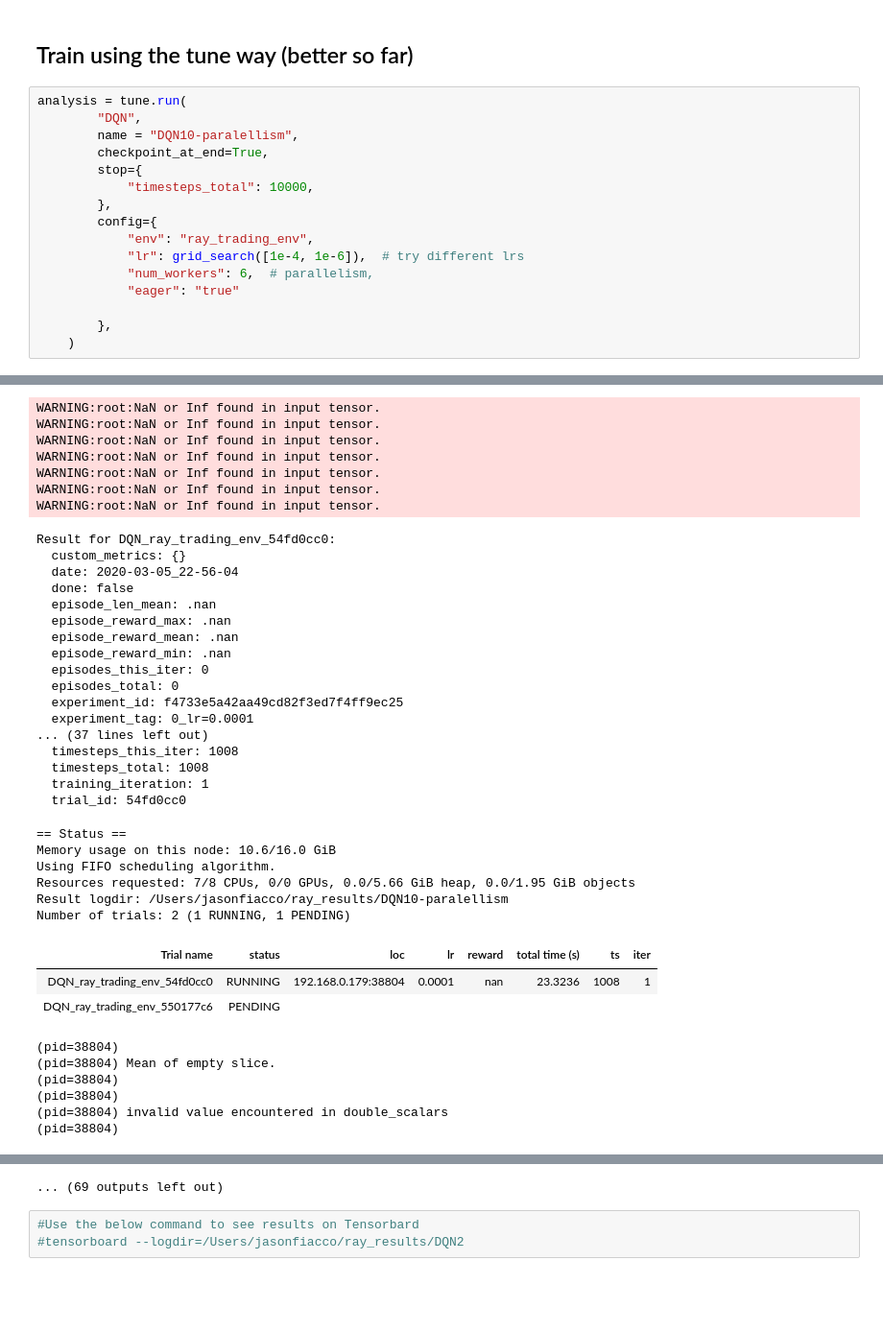
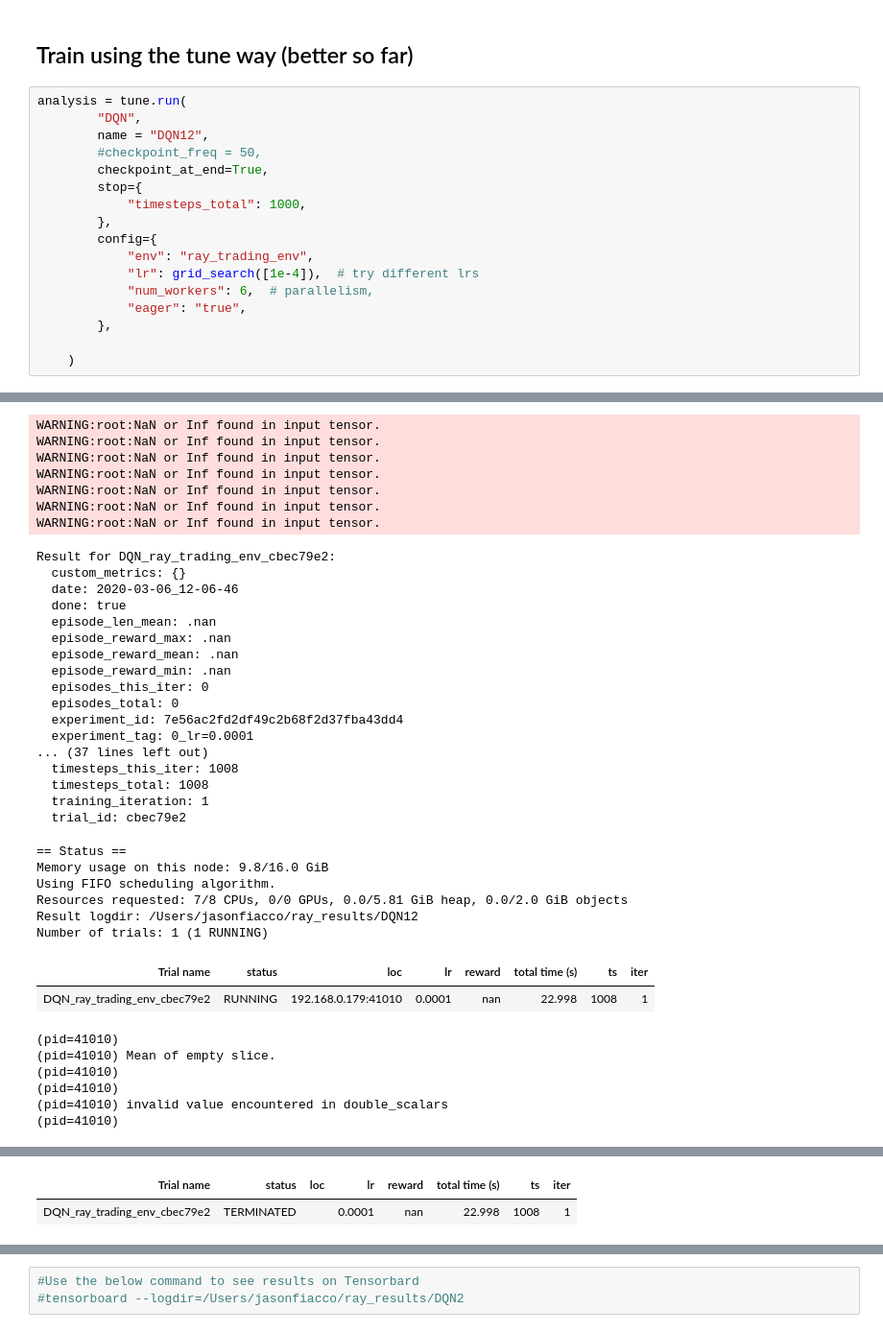
Before and after one commit to jasonfiacco/deeptrader, a Jupyter notebook: examples/predict_it_v2-Ray-attempt-v2.ipynb, the cells around one changed output, grey strips where cells are left out. Shown at 96% size. Saved outputs shown, nothing was run; the diff lists cells and outputs as text; blank space fills up the shorter version.

```diff
--- a/examples/predict_it_v2-Ray-attempt-v2.ipynb
+++ b/examples/predict_it_v2-Ray-attempt-v2.ipynb
@@ -286,18 +286,19 @@ ray.init(ignore_reinit_error=True)
 # %%
 analysis = tune.run(
         "DQN",
-        name = "DQN10-paralellism",
+        name = "DQN12",
+        #checkpoint_freq = 50,
         checkpoint_at_end=True,
         stop={
-            "timesteps_total": 10000,
+            "timesteps_total": 1000,
         },
         config={
             "env": "ray_trading_env",
-            "lr": grid_search([1e-4, 1e-6]),  # try different lrs
+            "lr": grid_search([1e-4]),  # try different lrs
             "num_workers": 6,  # parallelism,
-            "eager": "true"
+            "eager": "true",
+        },
 
-        },
     )
 # %% [output]
 == Status ==
@@ -329,39 +329,38 @@ Number of trials: 2 (1 RUNNING, 1 PENDING)
 WARNING:root:NaN or Inf found in input tensor.
 WARNING:root:NaN or Inf found in input tensor.
 WARNING:root:NaN or Inf found in input tensor.
 WARNING:root:NaN or Inf found in input tensor.
 WARNING:root:NaN or Inf found in input tensor.
 WARNING:root:NaN or Inf found in input tensor.
 WARNING:root:NaN or Inf found in input tensor.
-Result for DQN_ray_trading_env_54fd0cc0:
+Result for DQN_ray_trading_env_cbec79e2:
   custom_metrics: {}
-  date: 2020-03-05_22-56-04
-  done: false
+  date: 2020-03-06_12-06-46
+  done: true
   episode_len_mean: .nan
   episode_reward_max: .nan
   episode_reward_mean: .nan
   episode_reward_min: .nan
   episodes_this_iter: 0
   episodes_total: 0
-  experiment_id: f4733e5a42aa49cd82f3ed7f4ff9ec25
+  experiment_id: 7e56ac2fd2df49c2b68f2d37fba43dd4
   experiment_tag: 0_lr=0.0001
 ... (37 lines left out)
   timesteps_this_iter: 1008
   timesteps_total: 1008
   training_iteration: 1
-  trial_id: 54fd0cc0
+  trial_id: cbec79e2
 == Status ==
-Memory usage on this node: 10.6/16.0 GiB
+Memory usage on this node: 9.8/16.0 GiB
 Using FIFO scheduling algorithm.
-Resources requested: 7/8 CPUs, 0/0 GPUs, 0.0/5.66 GiB heap, 0.0/1.95 GiB objects
-Result logdir: /Users/jasonfiacco/ray_results/DQN10-paralellism
-Number of trials: 2 (1 RUNNING, 1 PENDING)
+Resources requested: 7/8 CPUs, 0/0 GPUs, 0.0/5.81 GiB heap, 0.0/2.0 GiB objects
+Result logdir: /Users/jasonfiacco/ray_results/DQN12
+Number of trials: 1 (1 RUNNING)
 | Trial name | status | loc | lr | reward | total time (s) | ts | iter |
-| DQN_ray_trading_env_54fd0cc0 | RUNNING | 192.168.0.179:38804 | 0.0001 | nan | 23.3236 | 1008 | 1 |
-| DQN_ray_trading_env_550177c6 | PENDING |  |  |  |  |  |  |
+| DQN_ray_trading_env_cbec79e2 | RUNNING | 192.168.0.179:41010 | 0.0001 | nan | 22.998 | 1008 | 1 |
-(pid=38804)
-(pid=38804) Mean of empty slice.
-(pid=38804)
-(pid=38804)
-(pid=38804) invalid value encountered in double_scalars
-(pid=38804)
+(pid=41010)
+(pid=41010) Mean of empty slice.
+(pid=41010)
+(pid=41010)
+(pid=41010) invalid value encountered in double_scalars
+(pid=41010)
@@ -371,0 +373,2 @@ WARNING:root:NaN or Inf found in input tensor.
+| Trial name | status | loc | lr | reward | total time (s) | ts | iter |
+| DQN_ray_trading_env_cbec79e2 | TERMINATED |  | 0.0001 | nan | 22.998 | 1008 | 1 |
@@ -398,4 +376,3 @@ Number of trials: 2 (1 RUNNING, 1 PENDING)
-... (69 outputs left out)
 # %%
 #Use the below command to see results on Tensorbard
 #tensorboard --logdir=/Users/jasonfiacco/ray_results/DQN2
```
Also changed, not shown: parts of 6 cells of this notebook, 1 other file.
